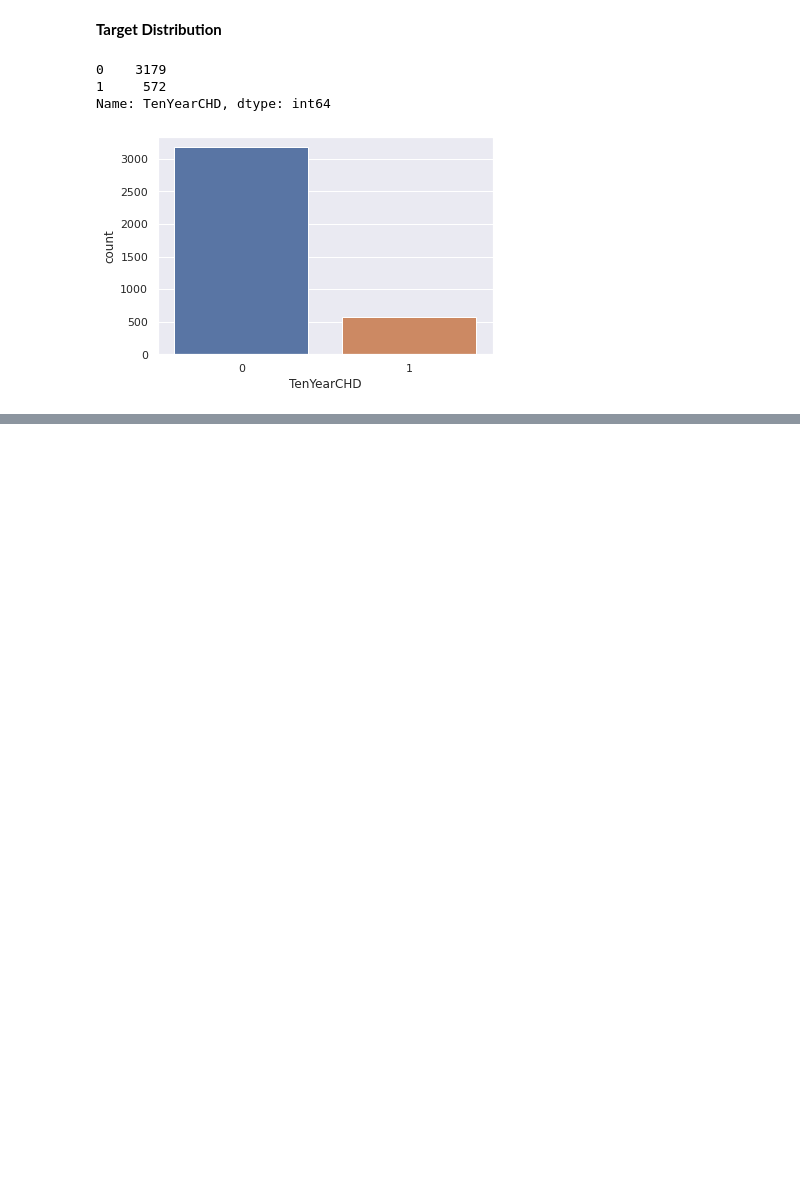
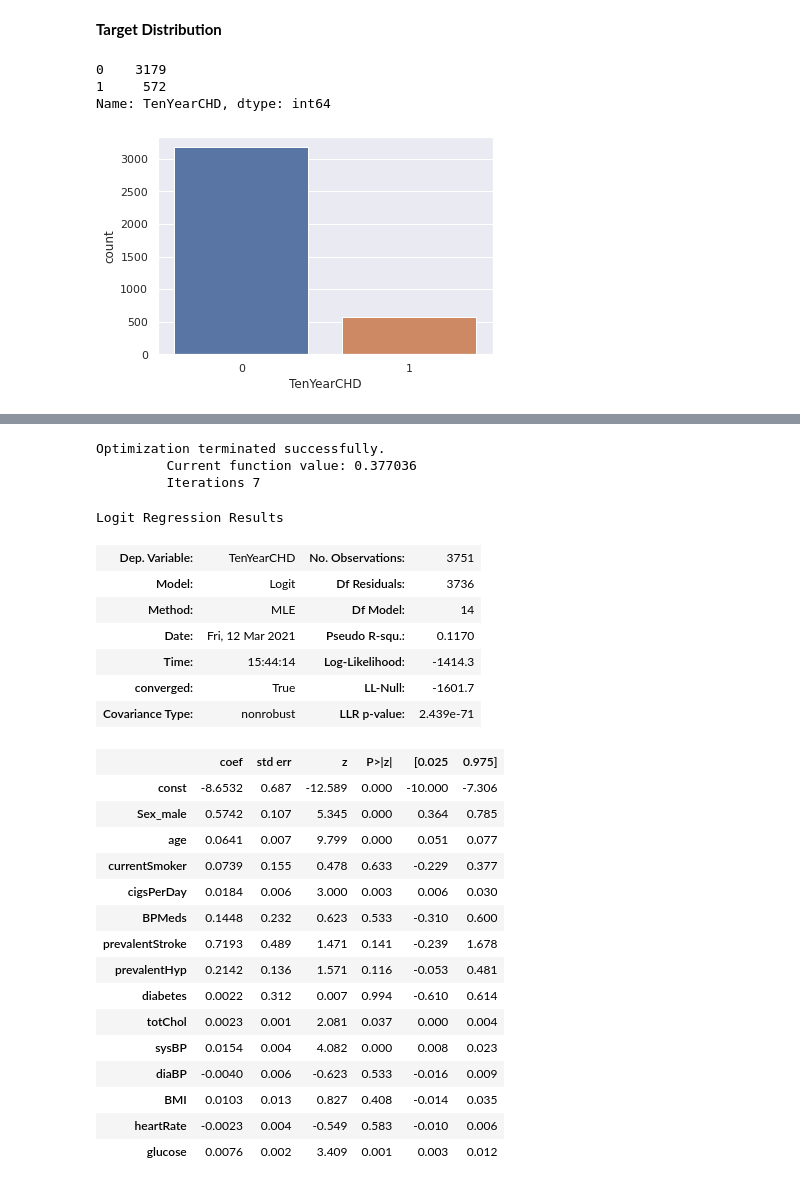
Before and after one commit to ravi260372/Data_Science_Python, a Jupyter notebook: Predicting_Heart_Disease_using_Logistic_Regression.ipynb, the cells around one changed output, grey strips where cells are left out. Drawn from its saved outputs; the diff is of its cells as text; code cells hidden in the pictures; blank space fills up the shorter version.

```diff
--- a/Predicting_Heart_Disease_using_Logistic_Regression.ipynb
+++ b/Predicting_Heart_Disease_using_Logistic_Regression.ipynb
@@ -227,0 +239,5 @@ sns.countplot(x='TenYearCHD',data=heart_df);
+# %%
+# import statsmodel and add a constant
+from statsmodels.tools import add_constant as add_constant
+heart_df_constant = add_constant(heart_df)
+heart_df_constant.head()
@@ -227,0 +251,34 @@ sns.countplot(x='TenYearCHD',data=heart_df);
+# %%
+# fit the model
+cols=heart_df_constant.columns[:-1] # target
+model=sm.Logit(heart_df.TenYearCHD,heart_df_constant[cols])
+result=model.fit()
+result.summary()
+# %% [output]
+Optimization terminated successfully.
+         Current function value: 0.377036
+         Iterations 7
+Logit Regression Results
+| Dep. Variable: | TenYearCHD | No. Observations: | 3751 |
+| Model: | Logit | Df Residuals: | 3736 |
+| Method: | MLE | Df Model: | 14 |
+| Date: | Fri, 12 Mar 2021 | Pseudo R-squ.: | 0.1170 |
+| Time: | 15:44:14 | Log-Likelihood: | -1414.3 |
+| converged: | True | LL-Null: | -1601.7 |
+| Covariance Type: | nonrobust | LLR p-value: | 2.439e-71 |
+|  | coef | std err | z | P>|z| | [0.025 | 0.975] |
+| const | -8.6532 | 0.687 | -12.589 | 0.000 | -10.000 | -7.306 |
+| Sex_male | 0.5742 | 0.107 | 5.345 | 0.000 | 0.364 | 0.785 |
+| age | 0.0641 | 0.007 | 9.799 | 0.000 | 0.051 | 0.077 |
+| currentSmoker | 0.0739 | 0.155 | 0.478 | 0.633 | -0.229 | 0.377 |
+| cigsPerDay | 0.0184 | 0.006 | 3.000 | 0.003 | 0.006 | 0.030 |
+| BPMeds | 0.1448 | 0.232 | 0.623 | 0.533 | -0.310 | 0.600 |
+| prevalentStroke | 0.7193 | 0.489 | 1.471 | 0.141 | -0.239 | 1.678 |
+| prevalentHyp | 0.2142 | 0.136 | 1.571 | 0.116 | -0.053 | 0.481 |
+| diabetes | 0.0022 | 0.312 | 0.007 | 0.994 | -0.610 | 0.614 |
+| totChol | 0.0023 | 0.001 | 2.081 | 0.037 | 0.000 | 0.004 |
+| sysBP | 0.0154 | 0.004 | 4.082 | 0.000 | 0.008 | 0.023 |
+| diaBP | -0.0040 | 0.006 | -0.623 | 0.533 | -0.016 | 0.009 |
+| BMI | 0.0103 | 0.013 | 0.827 | 0.408 | -0.014 | 0.035 |
+| heartRate | -0.0023 | 0.004 | -0.549 | 0.583 | -0.010 | 0.006 |
+| glucose | 0.0076 | 0.002 | 3.409 | 0.001 | 0.003 | 0.012 |
```
Also changed, not shown: parts of 15 cells of this notebook.
